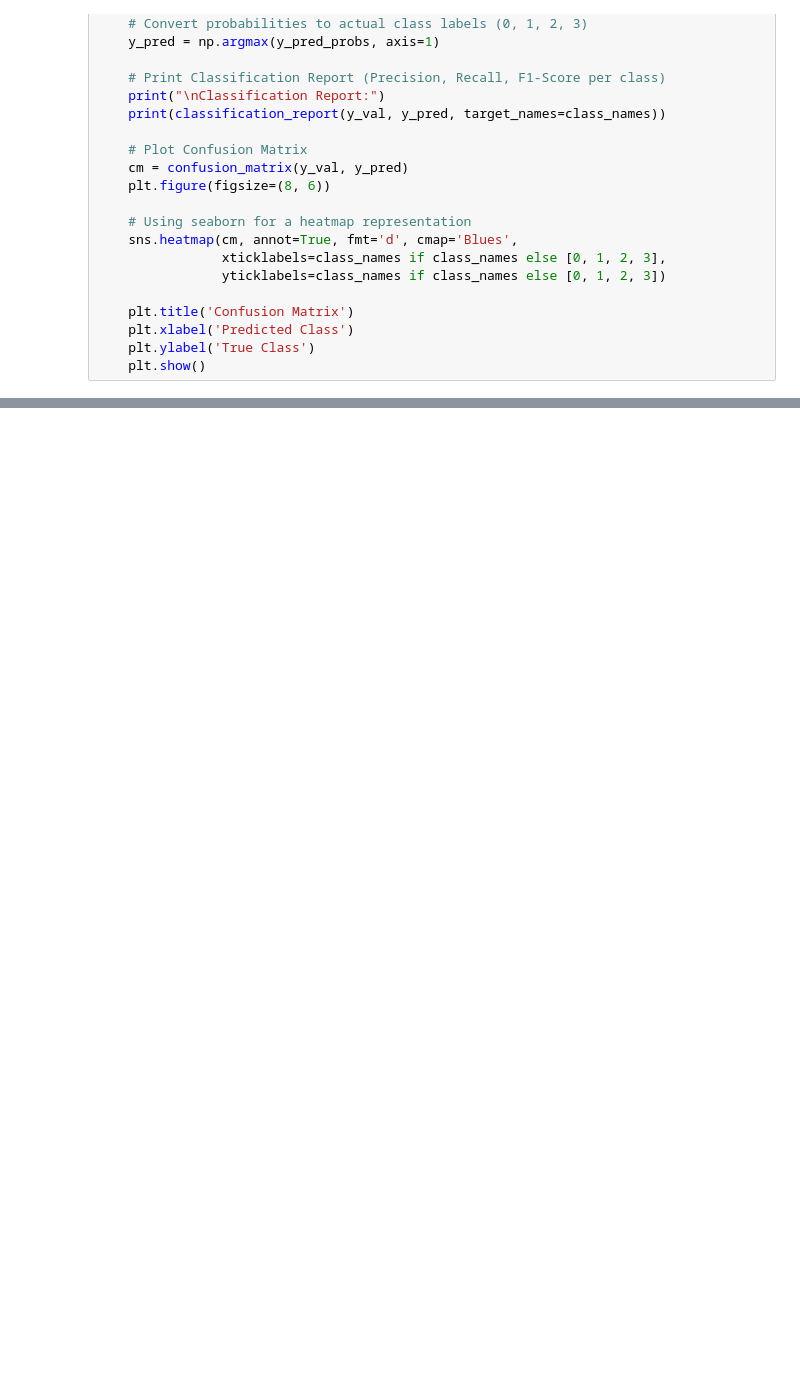
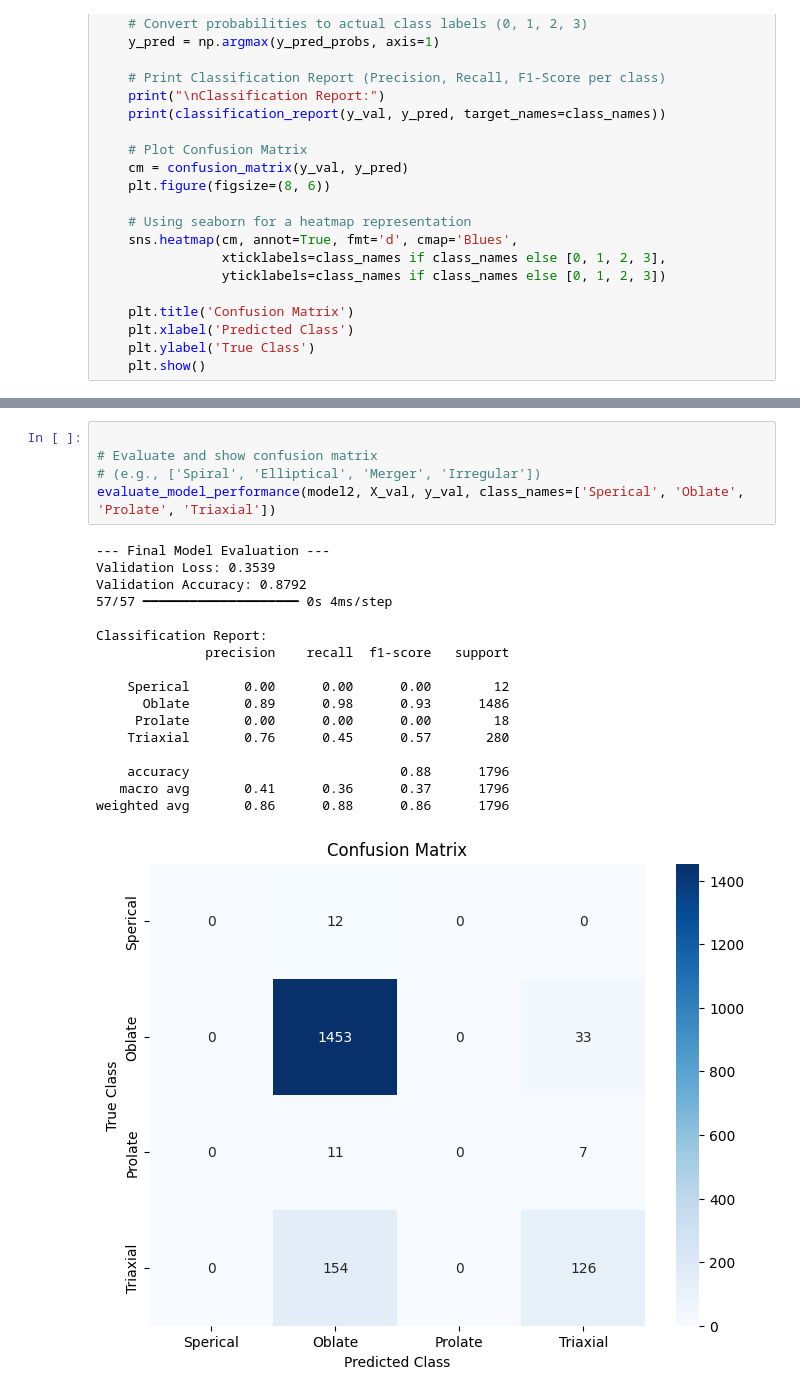
Before and after one commit to CosmicHitchhiker/ds_astro_2026s, a Jupyter notebook: final/cnn.ipynb, the cells around one changed output, grey strips where cells are left out. Saved outputs shown, nothing was run; the diff lists cells and outputs as text; blank space fills up the shorter version.

```diff
--- a/final/cnn.ipynb
+++ b/final/cnn.ipynb
@@ -377,0 +446,23 @@ weighted avg       0.85      0.87      0.84      1796
+# %%
+
+# Evaluate and show confusion matrix
+# (e.g., ['Spiral', 'Elliptical', 'Merger', 'Irregular'])
+evaluate_model_performance(model2, X_val, y_val, class_names=['Sperical', 'Oblate', 'Prolate', 'Triaxial'])
+# %% [output]
+--- Final Model Evaluation ---
+Validation Loss: 0.3539
+Validation Accuracy: 0.8792
+57/57 ━━━━━━━━━━━━━━━━━━━━ 0s 4ms/step
+
+Classification Report:
+              precision    recall  f1-score   support
+
+    Sperical       0.00      0.00      0.00        12
+      Oblate       0.89      0.98      0.93      1486
+     Prolate       0.00      0.00      0.00        18
+    Triaxial       0.76      0.45      0.57       280
+
+    accuracy                           0.88      1796
+   macro avg       0.41      0.36      0.37      1796
+weighted avg       0.86      0.88      0.86      1796
+[figure, added]
```
Also changed, not shown: parts of 11 cells of this notebook.
